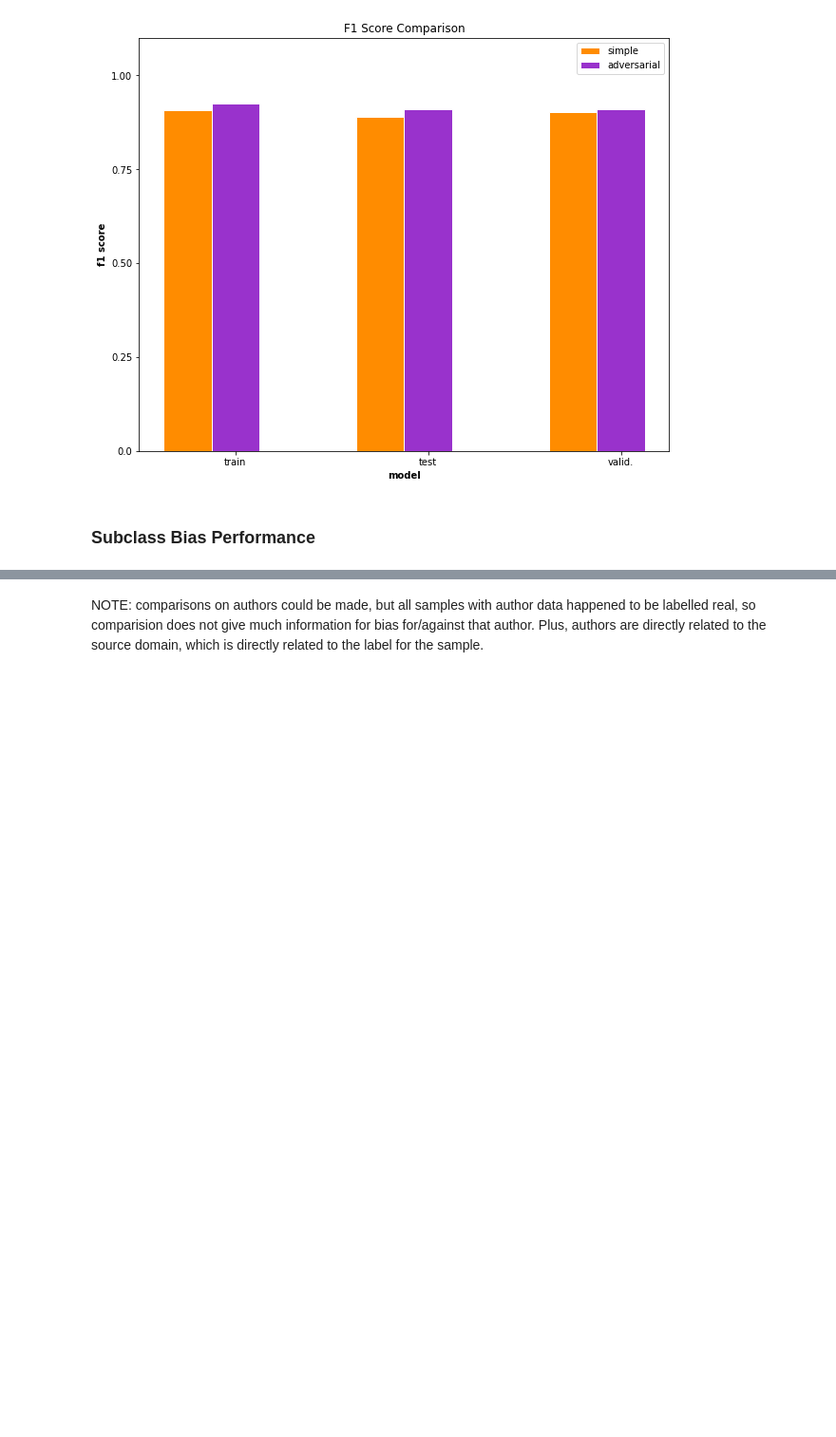
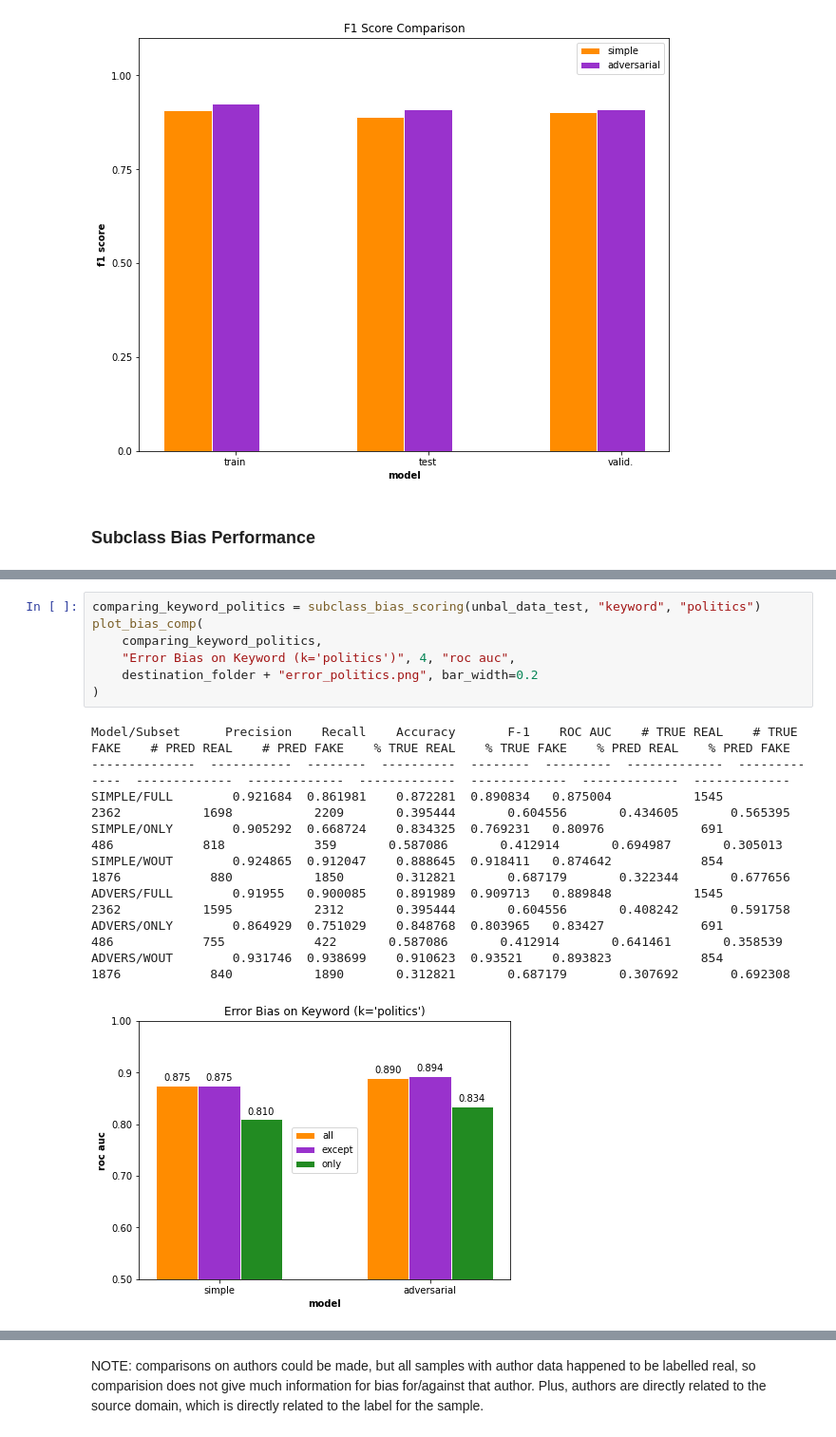
Before and after one commit to pablokvitca/ds4440-project, a Jupyter notebook: final_adv_fann.ipynb, the cells around one changed output, grey strips where cells are left out. Shown at 95% size. Cells and saved outputs as stored; diff of their text form; blank space fills up the shorter version.

```diff
--- a/final_adv_fann.ipynb
+++ b/final_adv_fann.ipynb
@@ -1107,0 +1089,17 @@ ADVERS/WOUT        0.919505  0.911442    0.897271  0.915456   0.893264
+# %%
+comparing_keyword_politics = subclass_bias_scoring(unbal_data_test, "keyword", "politics")
+plot_bias_comp(
+    comparing_keyword_politics,
+    "Error Bias on Keyword (k='politics')", 4, "roc auc",
+    destination_folder + "error_politics.png", bar_width=0.2
+)
+# %% [output]
+Model/Subset      Precision    Recall    Accuracy       F-1    ROC AUC    # TRUE REAL    # TRUE FAKE    # PRED REAL    # PRED FAKE    % TRUE REAL    % TRUE FAKE    % PRED REAL    % PRED FAKE
+--------------  -----------  --------  ----------  --------  ---------  -------------  -------------  -------------  -------------  -------------  -------------  -------------  -------------
+SIMPLE/FULL        0.921684  0.861981    0.872281  0.890834   0.875004           1545           2362           1698           2209       0.395444       0.604556       0.434605       0.565395
+SIMPLE/ONLY        0.905292  0.668724    0.834325  0.769231   0.80976             691            486            818            359       0.587086       0.412914       0.694987       0.305013
+SIMPLE/WOUT        0.924865  0.912047    0.888645  0.918411   0.874642            854           1876            880           1850       0.312821       0.687179       0.322344       0.677656
+ADVERS/FULL        0.91955   0.900085    0.891989  0.909713   0.889848           1545           2362           1595           2312       0.395444       0.604556       0.408242       0.591758
+ADVERS/ONLY        0.864929  0.751029    0.848768  0.803965   0.83427             691            486            755            422       0.587086       0.412914       0.641461       0.358539
+ADVERS/WOUT        0.931746  0.938699    0.910623  0.93521    0.893823            854           1876            840           1890       0.312821       0.687179       0.307692       0.692308
+[figure, added]
```
Also changed, not shown: parts of 25 cells of this notebook, 15 other files.
